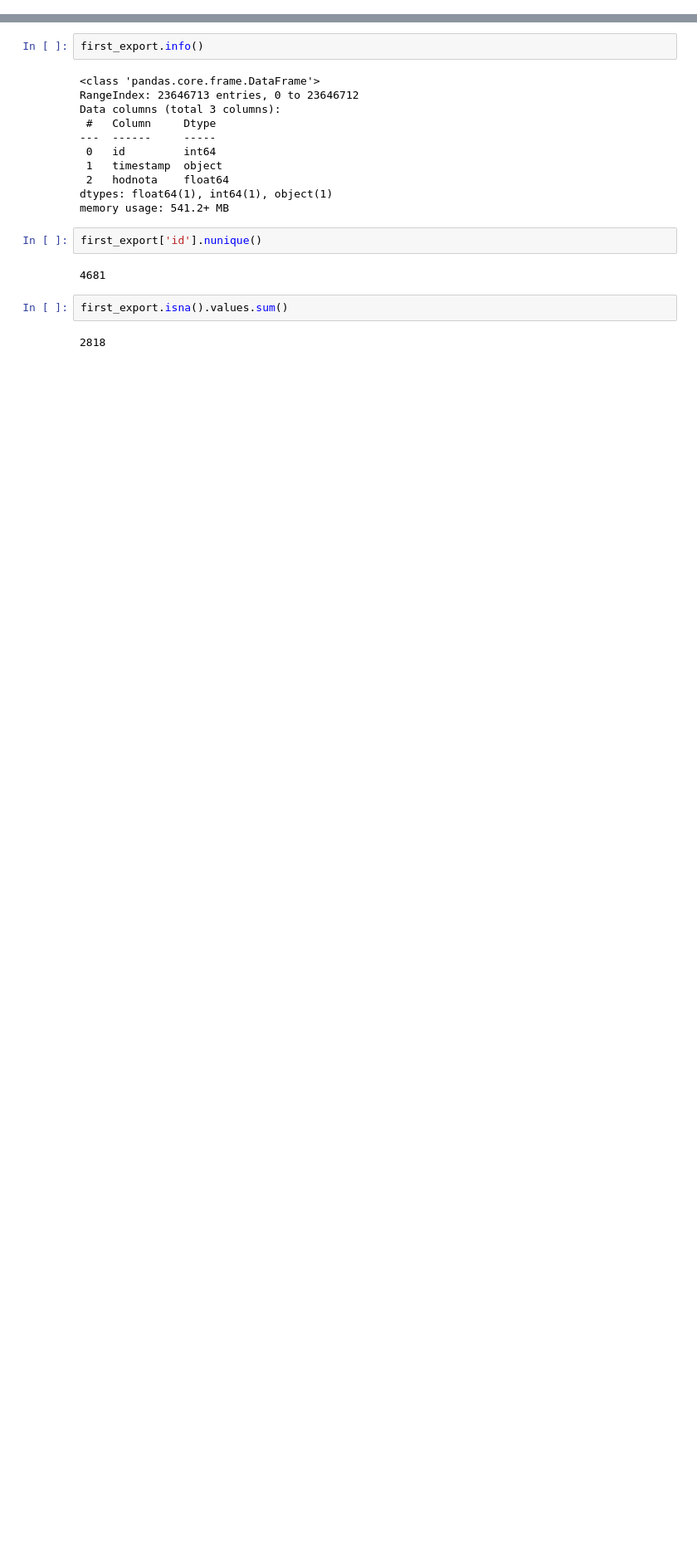
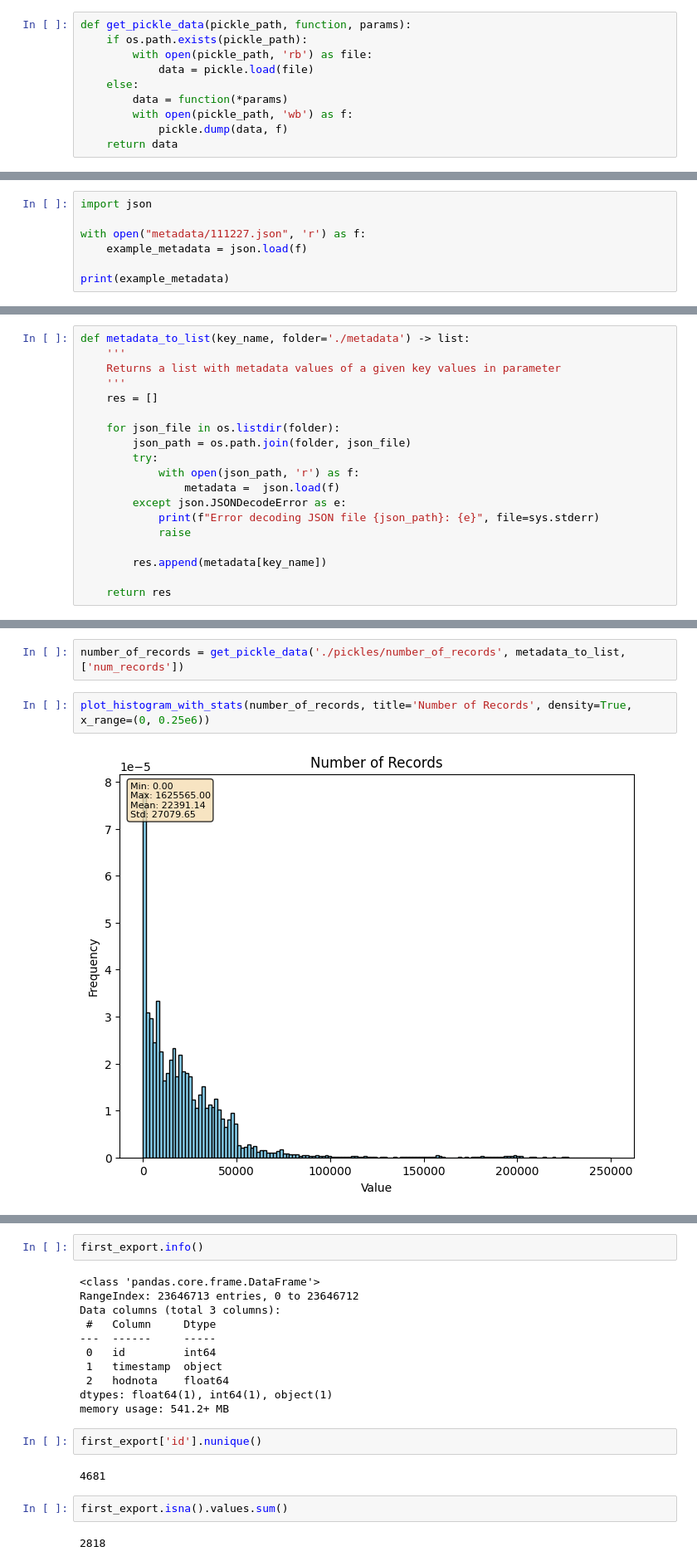
Before and after one commit to andres-cerny/master_thesis, a Jupyter notebook: data_exploration.ipynb, the cells around one changed output, grey strips where cells are left out. Shown at 83% size. Cells and saved outputs as stored; diff of their text form; blank space fills up the shorter version.

Commit message:
add metadata

```diff
--- a/data_exploration.ipynb
+++ b/data_exploration.ipynb
@@ -10,0 +139,10 @@ first_export = pd.read_csv("zasilka-TP4VGT9M89DDMFIM/export_all_ids_2020.csv/exp
+# %%
+def get_pickle_data(pickle_path, function, params):
+    if os.path.exists(pickle_path):
+        with open(pickle_path, 'rb') as file:
+            data = pickle.load(file)
+    else:
+        data = function(*params)
+        with open(pickle_path, 'wb') as f:
+            pickle.dump(data, f)
+    return data
@@ -10,0 +221,7 @@ first_export = pd.read_csv("zasilka-TP4VGT9M89DDMFIM/export_all_ids_2020.csv/exp
+# %%
+import json
+
+with open("metadata/111227.json", 'r') as f:
+    example_metadata = json.load(f)
+
+print(example_metadata)
@@ -10,0 +233,19 @@ first_export = pd.read_csv("zasilka-TP4VGT9M89DDMFIM/export_all_ids_2020.csv/exp
+# %%
+def metadata_to_list(key_name, folder='./metadata') -> list:
+    '''
+    Returns a list with metadata values of a given key values in parameter
+    '''
+    res = []
+
+    for json_file in os.listdir(folder):
+        json_path = os.path.join(folder, json_file)
+        try:
+            with open(json_path, 'r') as f:
+                metadata =  json.load(f)
+        except json.JSONDecodeError as e:
+            print(f"Error decoding JSON file {json_path}: {e}", file=sys.stderr)
+            raise
+
+        res.append(metadata[key_name])
+
+    return res
@@ -10,0 +297,6 @@ first_export = pd.read_csv("zasilka-TP4VGT9M89DDMFIM/export_all_ids_2020.csv/exp
+# %%
+number_of_records = get_pickle_data('./pickles/number_of_records', metadata_to_list, ['num_records'])
+# %%
+plot_histogram_with_stats(number_of_records, title='Number of Records', density=True, x_range=(0, 0.25e6))
+# %% [output]
+[figure, added]
```
Also changed, not shown: parts of 34 cells of this notebook, 5 other files.
